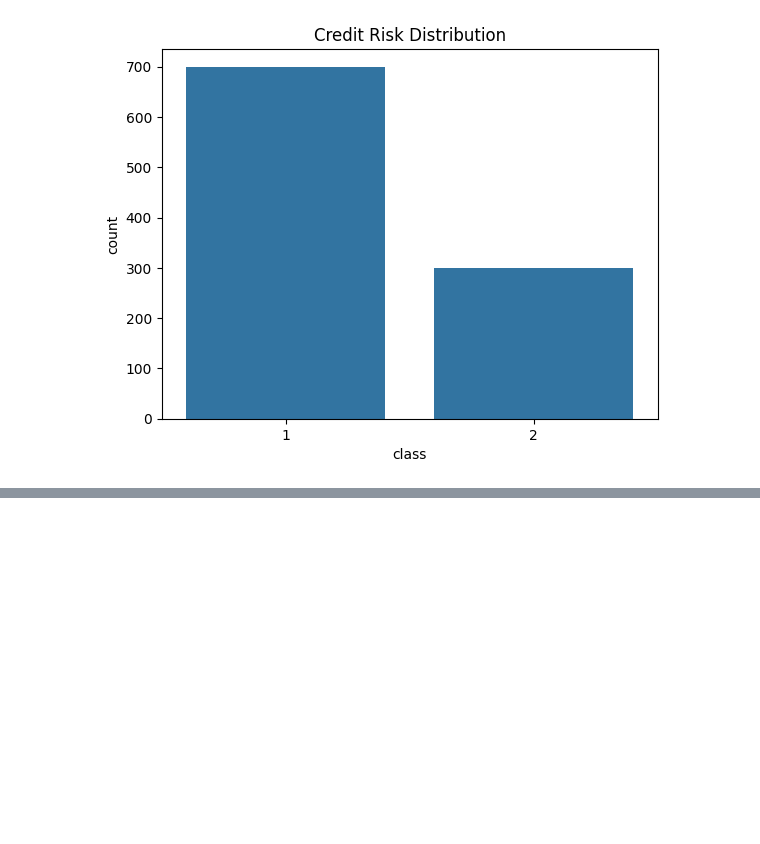
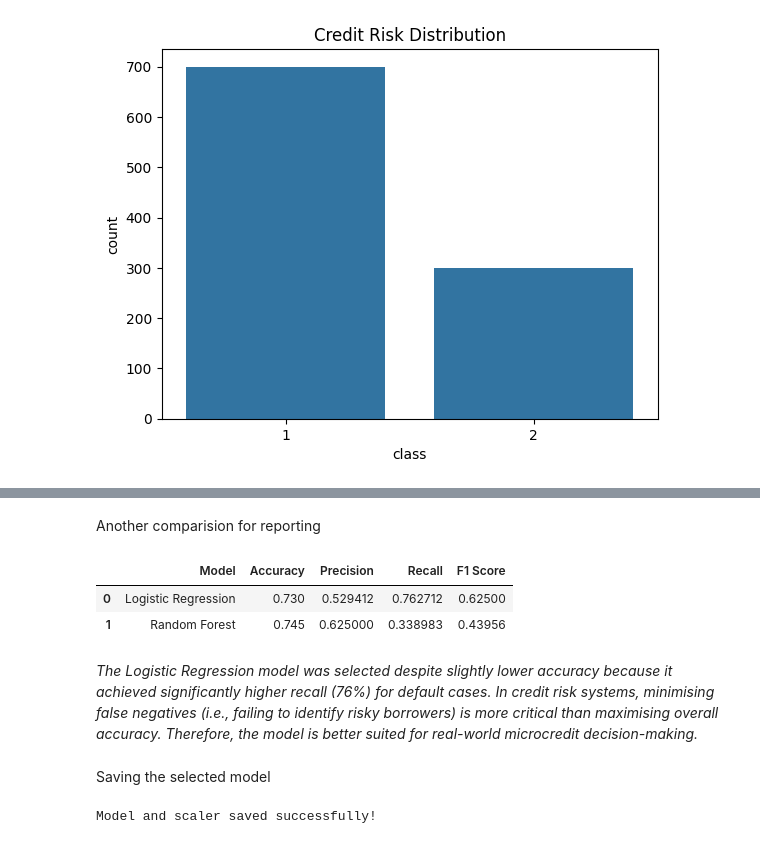
Before and after one commit to bangiscoder/loan-default-risk-system, a Jupyter notebook: notebooks/exploratory_analysis.ipynb, the cells around one changed output, grey strips where cells are left out. Saved outputs shown, nothing was run; the diff lists cells and outputs as text; code cells hidden in the pictures; blank space fills up the shorter version.

Commit message:
My save model

```diff
--- a/notebooks/exploratory_analysis.ipynb
+++ b/notebooks/exploratory_analysis.ipynb
@@ -95,0 +269,2 @@ plt.show()
+# %%
+y_pred_log = log_model.predict(X_test_scaled)
@@ -95,0 +330,29 @@ plt.show()
+# %%
+from sklearn.metrics import accuracy_score, precision_score, recall_score, f1_score
+
+# Logistic Regression (Balanced)
+log_accuracy = accuracy_score(y_test, y_pred_log)
+log_precision = precision_score(y_test, y_pred_log)
+log_recall = recall_score(y_test, y_pred_log)
+log_f1 = f1_score(y_test, y_pred_log)
+
+# Random Forest
+rf_accuracy = accuracy_score(y_test, y_pred_rf)
+rf_precision = precision_score(y_test, y_pred_rf)
+rf_recall = recall_score(y_test, y_pred_rf)
+rf_f1 = f1_score(y_test, y_pred_rf)
+
+# Display results
+print("=== Model Comparison ===\n")
+
+print("Logistic Regression (Balanced):")
+print("Accuracy:", log_accuracy)
+print("Precision:", log_precision)
+print("Recall:", log_recall)
+print("F1 Score:", log_f1)
+
+print("\nRandom Forest:")
+print("Accuracy:", rf_accuracy)
+print("Precision:", rf_precision)
+print("Recall:", rf_recall)
+print("F1 Score:", rf_f1)
@@ -95,0 +373,31 @@ plt.show()
+# %% [markdown]
+Another comparision for reporting
+# %%
+import pandas as pd
+
+comparison = pd.DataFrame({
+    "Model": ["Logistic Regression", "Random Forest"],
+    "Accuracy": [log_accuracy, rf_accuracy],
+    "Precision": [log_precision, rf_precision],
+    "Recall": [log_recall, rf_recall],
+    "F1 Score": [log_f1, rf_f1]
+})
+
+comparison
+# %% [output]
+|  | Model | Accuracy | Precision | Recall | F1 Score |
+| 0 | Logistic Regression | 0.730 | 0.529412 | 0.762712 | 0.62500 |
+| 1 | Random Forest | 0.745 | 0.625000 | 0.338983 | 0.43956 |
+# %% [markdown]
+*The Logistic Regression model was selected despite slightly lower accuracy because it achieved significantly higher recall (76%) for default cases. In credit risk systems, minimising false negatives (i.e., failing to identify risky borrowers) is more critical than maximising overall accuracy. Therefore, the model is better suited for real-world microcredit decision-making.*
+# %% [markdown]
+Saving the selected model
+# %%
+import joblib
+
+joblib.dump(log_model, "../models/loan_risk_model.pkl")
+joblib.dump(scaler, "../models/scaler.pkl")
+
+print("Model and scaler saved successfully!")
+# %% [output]
+Model and scaler saved successfully!
```
Also changed, not shown: parts of 39 cells of this notebook, 2 other files.
